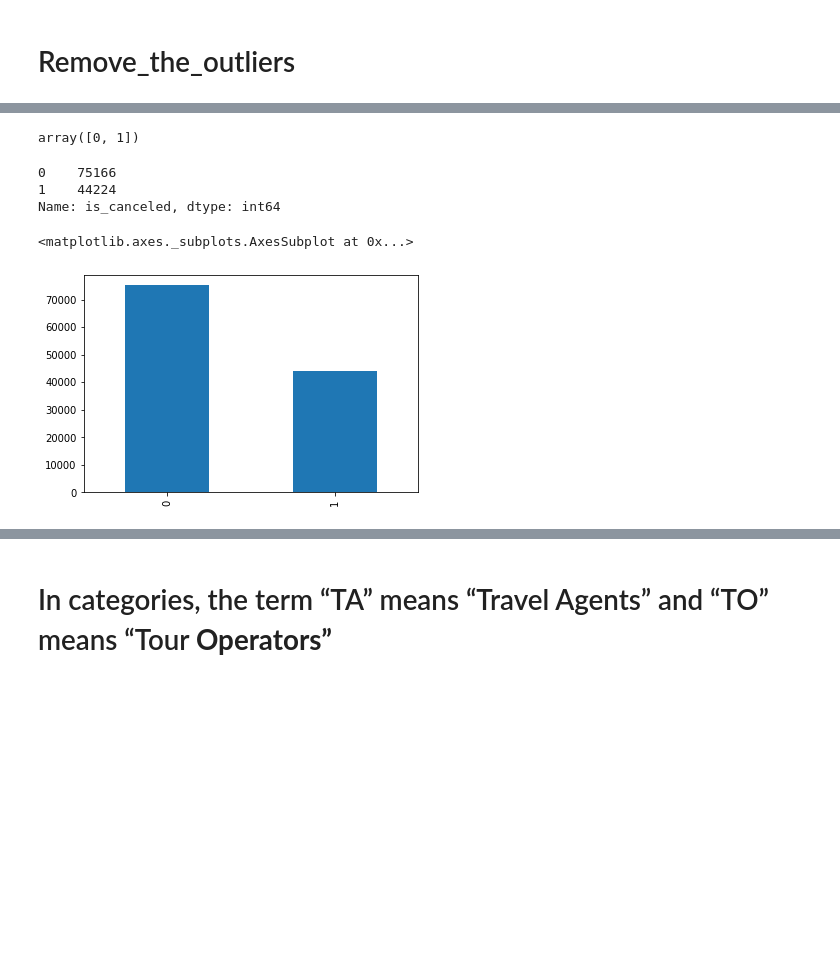
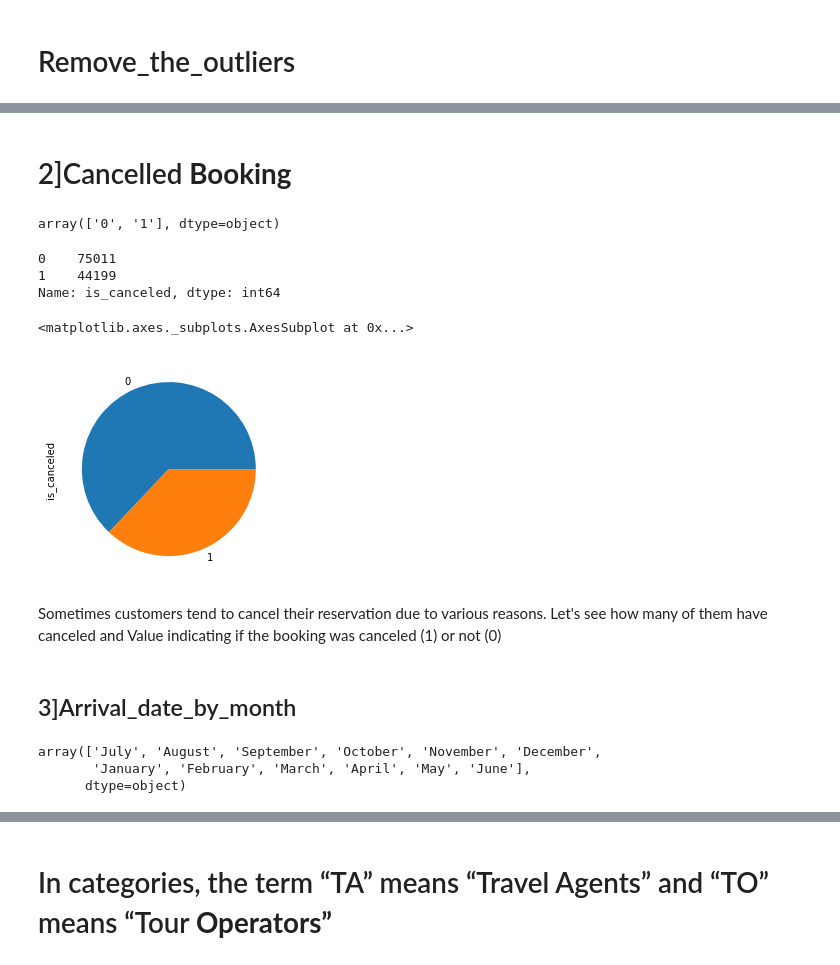
Before and after one commit to ShubhamSanklechaa/Hotel-Booking-Analysis, a Jupyter notebook: 1st_project_of_Hotel_Booking_Analysis_Capstone_Project.ipynb, the cells around one changed output, grey strips where cells are left out. Drawn from its saved outputs; the diff is of its cells as text; code cells hidden in the pictures; blank space fills up the shorter version.

```diff
--- a/1st_project_of_Hotel_Booking_Analysis_Capstone_Project.ipynb
+++ b/1st_project_of_Hotel_Booking_Analysis_Capstone_Project.ipynb
@@ -245,0 +234,3 @@ df
+# %%
+filter = (df.children == 0) & (df.adults == 0) & (df.babies == 0)
+df[filter]
@@ -245,0 +251,3 @@ df
+# %%
+df =df[~filter]
+df
@@ -480,0 +399,12 @@ df.loc[df.adr > 1000, 'adr'] = 1000
+# %%
+
+df['kids'] = df.children + df.babies
+
+#Combine total mumbers by adding kids and adults
+df['total_members'] = df.kids + df.adults
+#convert the datatypes to string
+df['arrival_date_year'] = df['arrival_date_year'].astype('str')
+df['arrival_date_month'] = df['arrival_date_month'].astype('str')
+df['arrival_date_day_of_month'] = df['arrival_date_day_of_month'].astype('str')
+df['is_canceled'] = df['is_canceled'].astype('str')
+df['is_repeated_guest'] = df['is_repeated_guest'].astype('str')
@@ -480,0 +429,3 @@ df.loc[df.adr > 1000, 'adr'] = 1000
+# %%
+df['arrival_date'] = df['arrival_date_day_of_month'] + '-' + df['arrival_date_month'] + '-' + df['arrival_date_year']
+df['arrival_date'] = pd.to_datetime(df['arrival_date'], errors='coerce')
@@ -483,15 +471,27 @@ df.loc[df.adr > 1000, 'adr'] = 1000
+# %% [markdown]
+# 2]Cancelled **Booking**
 # %%
 df.is_canceled.unique()
 # %% [output]
-array([0, 1])
+array(['0', '1'], dtype=object)
 # %%
 df.is_canceled.value_counts()
 # %% [output]
-0    75166
-1    44224
+0    75011
+1    44199
 Name: is_canceled, dtype: int64
 # %%
-df['is_canceled'].value_counts().plot.bar()
+df['is_canceled'].value_counts().plot.pie()
 # %% [output]
 <matplotlib.axes._subplots.AxesSubplot at 0x...>
-[figure, old version]
+[figure, new version]
+# %% [markdown]
+Sometimes customers tend to cancel their reservation due to various reasons. Let's see how many of them have canceled and Value indicating if the booking was canceled (1) or not (0)
+# %% [markdown]
+## 3]Arrival_date_by_month
+# %%
+df['arrival_date_month'].unique()
+# %% [output]
+array(['July', 'August', 'September', 'October', 'November', 'December',
+       'January', 'February', 'March', 'April', 'May', 'June'],
+      dtype=object)
```
Also changed, not shown: parts of 113 cells of this notebook.
